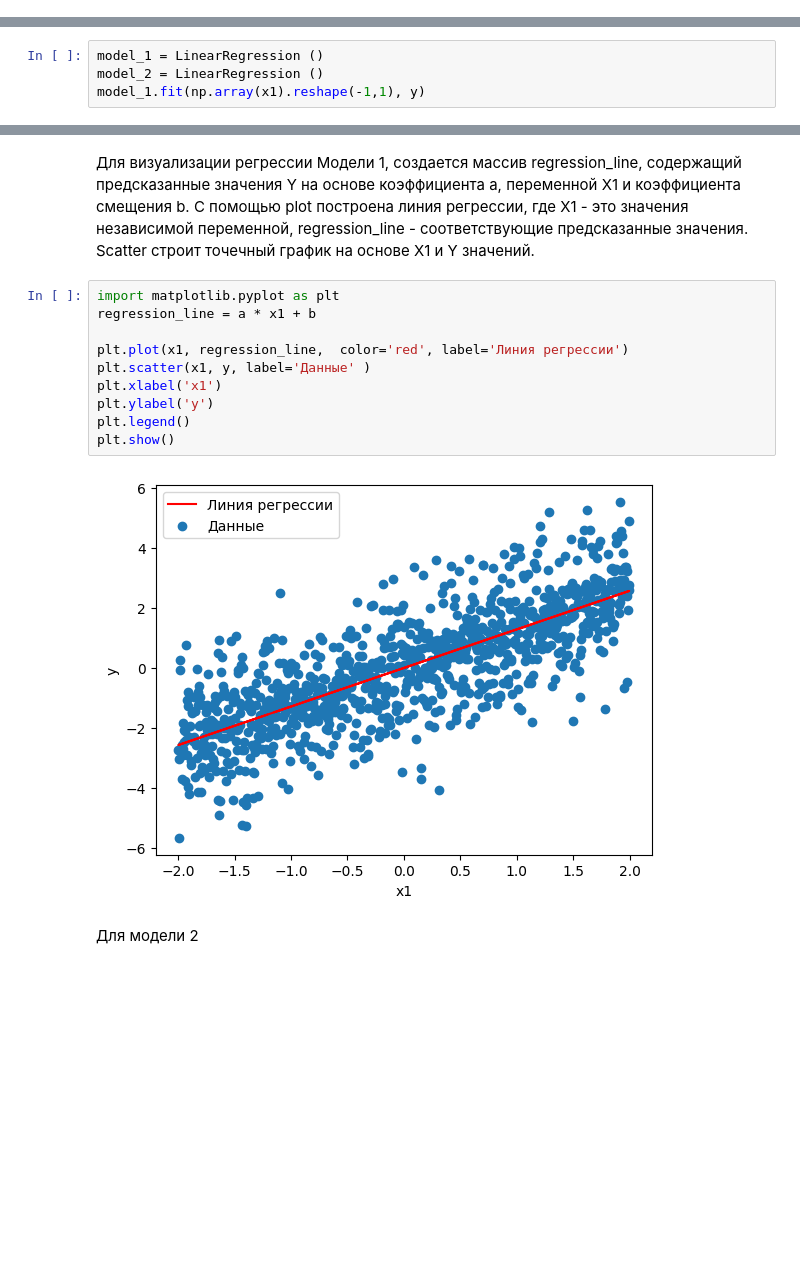
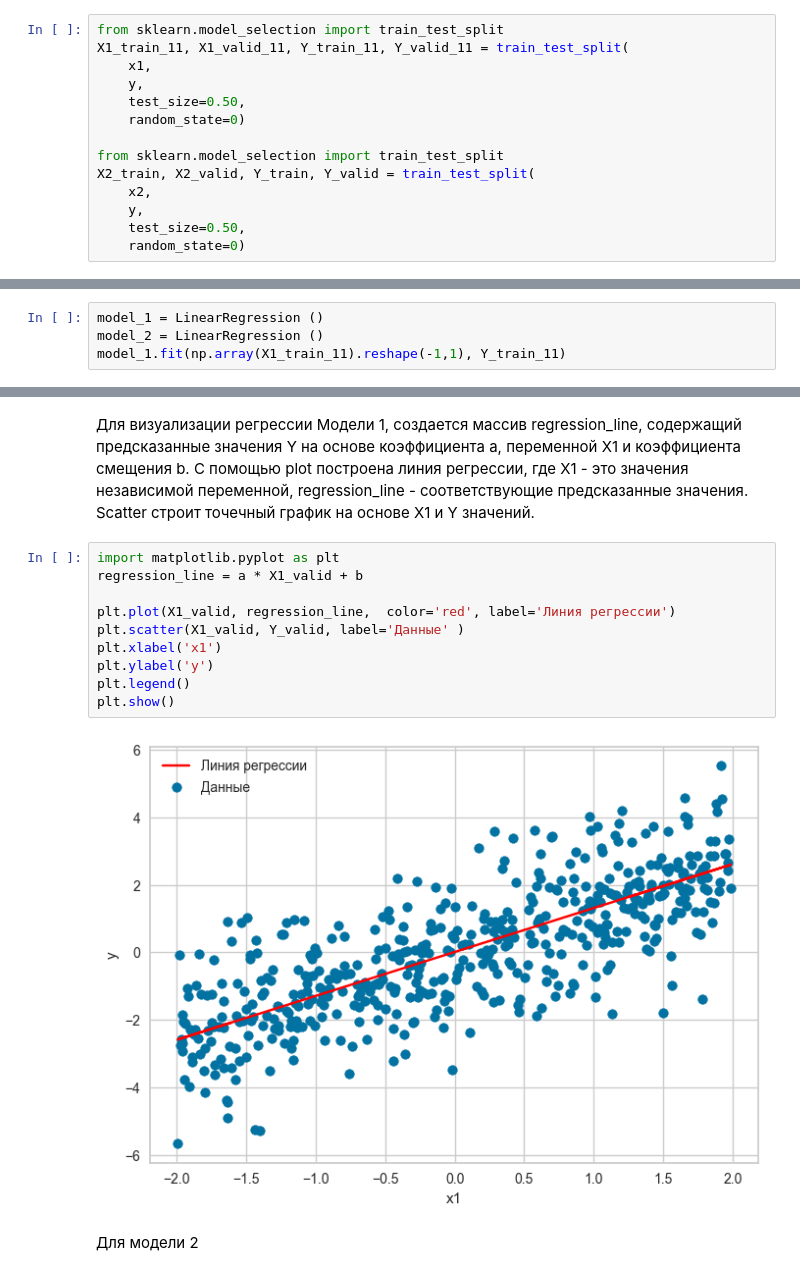
Before and after one commit to olivblin/data_analysis, a Jupyter notebook: ЛР3_Ершова_6.ipynb, the cells around one changed output, grey strips where cells are left out. Saved outputs shown, nothing was run; the diff lists cells and outputs as text; blank space fills up the shorter version.

```diff
--- a/ЛР3_Ершова_6.ipynb
+++ b/ЛР3_Ершова_6.ipynb
@@ -19,10 +21,24 @@ y = df['y'].values
+# %%
+from sklearn.model_selection import train_test_split
+X1_train_11, X1_valid_11, Y_train_11, Y_valid_11 = train_test_split(
+    x1,
+    y,
+    test_size=0.50,
+    random_state=0)
+
+from sklearn.model_selection import train_test_split
+X2_train, X2_valid, Y_train, Y_valid = train_test_split(
+    x2,
+    y,
+    test_size=0.50,
+    random_state=0)
 # %% [markdown]
 
 Созданы две модели линейной регрессии. Для массива X1 использовался метод reshape(), который преобразует одномерный массив в двумерный. Для созданного объекта модели линейной регрессии выполняется метод fit(), который обучает модель на представленных данных.
 # %%
 model_1 = LinearRegression ()
 model_2 = LinearRegression ()
-model_1.fit(np.array(x1).reshape(-1,1), y)
+model_1.fit(np.array(X1_train_11).reshape(-1,1), Y_train_11)
 # %% [output]
 LinearRegression()
 # %% [markdown]
@@ -124,16 +140,16 @@ print("Коэффициент 2 b:", b2)
 Для визуализации регрессии Модели 1, создается массив regression_line, содержащий предсказанные значения Y на основе коэффициента a, переменной X1 и коэффициента смещения b. С помощью plot построена линия регрессии, где X1 - это значения независимой переменной, regression_line - соответствующие предсказанные значения. Scatter строит точечный график на основе X1 и Y значений.
 # %%
 import matplotlib.pyplot as plt
-regression_line = a * x1 + b
+regression_line = a * X1_valid + b
 
-plt.plot(x1, regression_line,  color='red', label='Линия регрессии')
-plt.scatter(x1, y, label='Данные' )
+plt.plot(X1_valid, regression_line,  color='red', label='Линия регрессии')
+plt.scatter(X1_valid, Y_valid, label='Данные' )
 plt.xlabel('x1')
 plt.ylabel('y')
 plt.legend()
 plt.show()
 # %% [output]
-[figure, old version]
+[figure, new version]
 # %% [markdown]
 Для модели 2
 # %%
```
Also changed, not shown: parts of 39 cells of this notebook.
